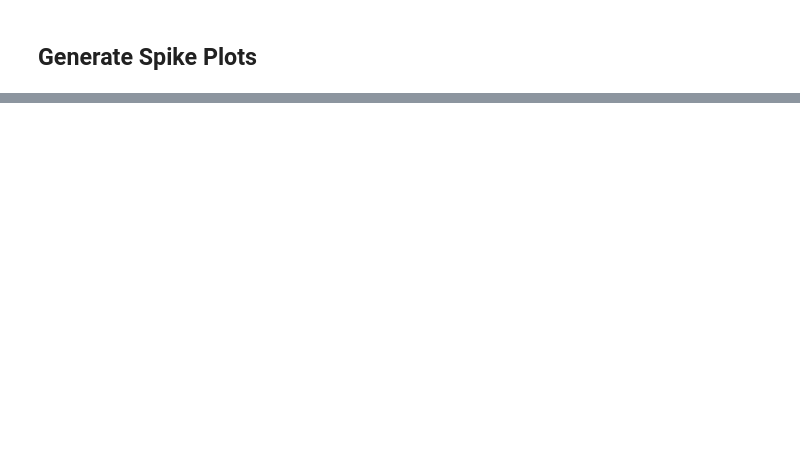
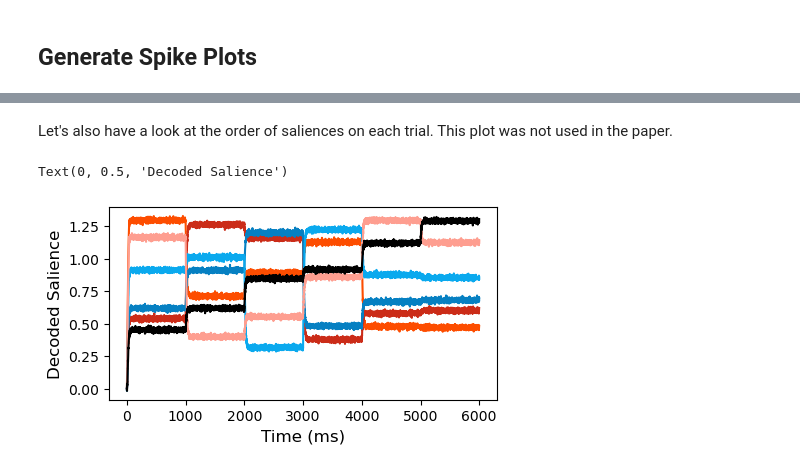
Before and after one commit to maddybartlett/VSABasalGanglia, a Jupyter notebook: experiments/gen_spike_plot.ipynb, the cells around one changed output, grey strips where cells are left out. Cells and saved outputs as stored; diff of their text form; code cells hidden in the pictures; blank space fills up the shorter version.

```diff
--- a/experiments/gen_spike_plot.ipynb
+++ b/experiments/gen_spike_plot.ipynb
@@ -76,0 +91,17 @@ elif n_actions == 6:
+# %% [markdown]
+Let's also have a look at the order of saliences on each trial. This plot was not used in the paper.
+# %%
+fig = plt.figure(figsize=(5,2.5))
+plt.plot(df['decoded_saliences'][0][:,0], color = '#fd4d00')
+plt.plot(df['decoded_saliences'][0][:,1], color = '#cb2c18')
+plt.plot(df['decoded_saliences'][0][:,2], color = '#0680c2')
+if n_actions != 3:
+    plt.plot(df['decoded_saliences'][0][:,3], color = '#0aa9ee')
+    plt.plot(df['decoded_saliences'][0][:,4], color = '#fe9e90')
+    plt.plot(df['decoded_saliences'][0][:,5], color = 'black')
+
+plt.xlabel('Time (ms)', fontsize = 12)
+plt.ylabel('Decoded Salience', fontsize = 12)
+# %% [output]
+Text(0, 0.5, 'Decoded Salience')
+[figure, added]
```
Also changed, not shown: parts of 7 cells of this notebook, 14 other files.
